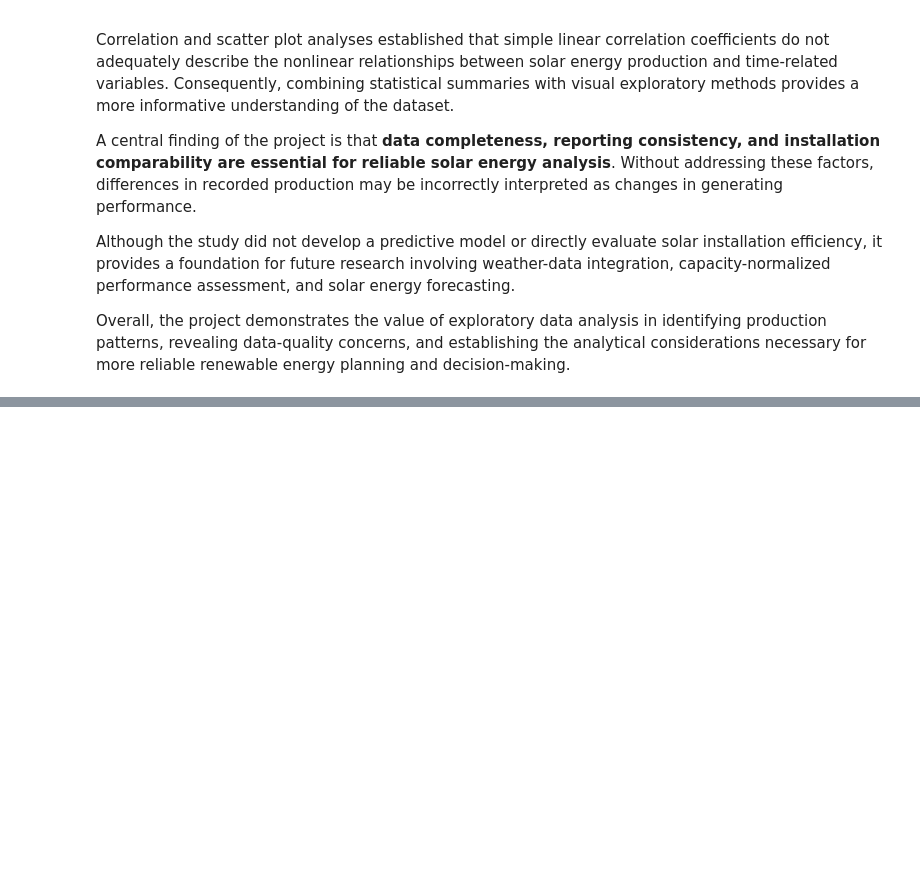
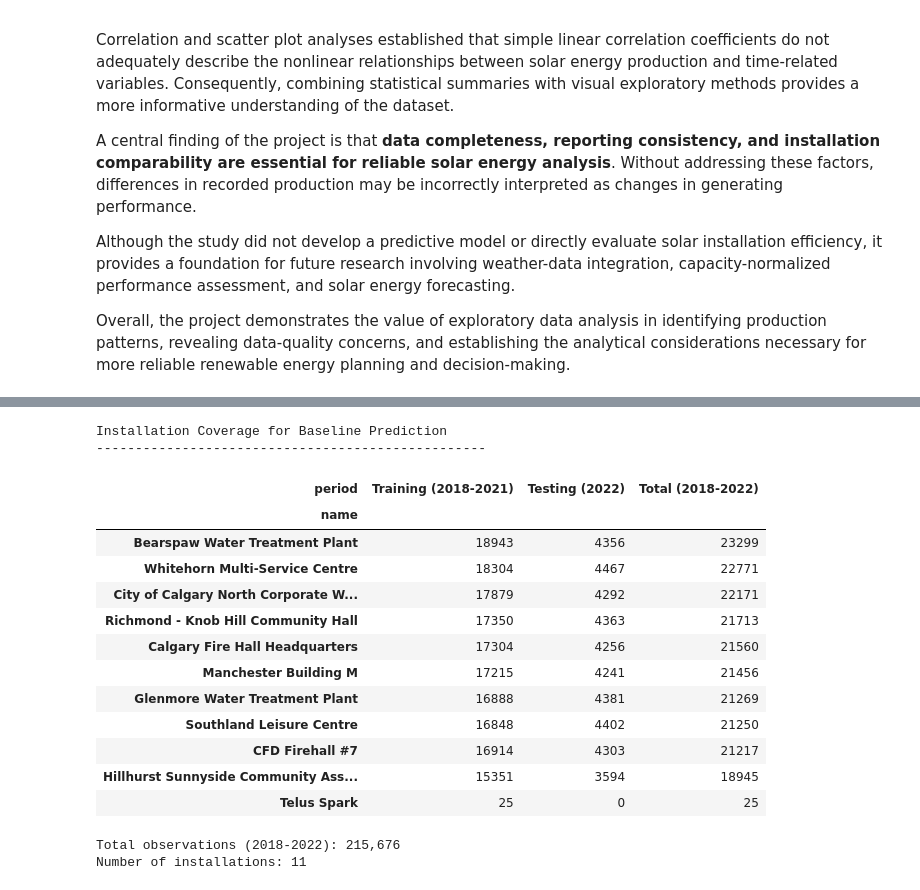
Before and after one commit to damisar/Solar-Energy-Production-Analysis, a Jupyter notebook: notebooks/solar_production_eda.ipynb, the cells around one changed output, grey strips where cells are left out. Saved outputs shown, nothing was run; the diff lists cells and outputs as text; code cells hidden in the pictures; blank space fills up the shorter version.

Commit message:
Add baseline solar production prediction and evaluation

```diff
--- a/notebooks/solar_production_eda.ipynb
+++ b/notebooks/solar_production_eda.ipynb
@@ -3754,0 +3798,54 @@ Overall, the project demonstrates the value of exploratory data analysis in iden
+# %%
+
+# Section 7.2 - Check installation coverage for baseline modeling
+
+# Select observations from 2018 through 2022
+model_coverage = df.loc[df["year"].between(2018, 2022)].copy()
+
+# Label the chronological training and testing periods
+model_coverage["period"] = np.where(
+    model_coverage["year"] <= 2021,
+    "Training (2018-2021)",
+    "Testing (2022)"
+)
+
+# Count available observations by installation and period
+coverage_summary = (
+    model_coverage
+    .groupby(["name", "period"])
+    .size()
+    .unstack(fill_value=0)
+    .reindex(
+        columns=["Training (2018-2021)", "Testing (2022)"],
+        fill_value=0
+    )
+)
+
+# Calculate total observations for each installation
+coverage_summary["Total (2018-2022)"] = coverage_summary.sum(axis=1)
+
+# Display results
+print("Installation Coverage for Baseline Prediction")
+print("-" * 50)
+display(coverage_summary.sort_values("Total (2018-2022)", ascending=False))
+
+print(f"\nTotal observations (2018-2022): {len(model_coverage):,}")
+print(f"Number of installations: {model_coverage['name'].nunique()}")
+# %% [output]
+Installation Coverage for Baseline Prediction
+--------------------------------------------------
+| period | Training (2018-2021) | Testing (2022) | Total (2018-2022) |
+| name |  |  |  |
+| Bearspaw Water Treatment Plant | 18943 | 4356 | 23299 |
+| Whitehorn Multi-Service Centre | 18304 | 4467 | 22771 |
+| City of Calgary North Corporate W... | 17879 | 4292 | 22171 |
+| Richmond - Knob Hill Community Hall | 17350 | 4363 | 21713 |
+| Calgary Fire Hall Headquarters | 17304 | 4256 | 21560 |
+| Manchester Building M | 17215 | 4241 | 21456 |
+| Glenmore Water Treatment Plant | 16888 | 4381 | 21269 |
+| Southland Leisure Centre | 16848 | 4402 | 21250 |
+| CFD Firehall #7 | 16914 | 4303 | 21217 |
+| Hillhurst Sunnyside Community Ass... | 15351 | 3594 | 18945 |
+| Telus Spark | 25 | 0 | 25 |
+Total observations (2018-2022): 215,676
+Number of installations: 11
```
Also changed, not shown: parts of 8 cells of this notebook.
